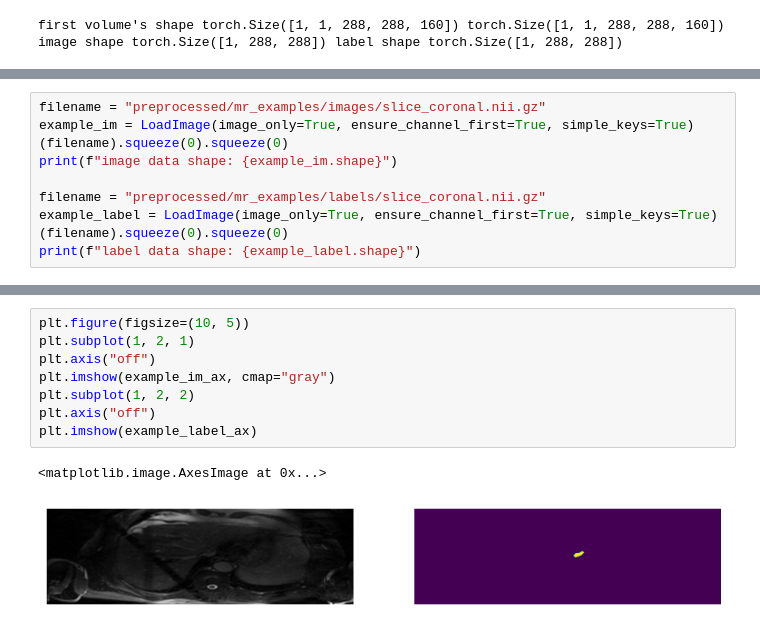
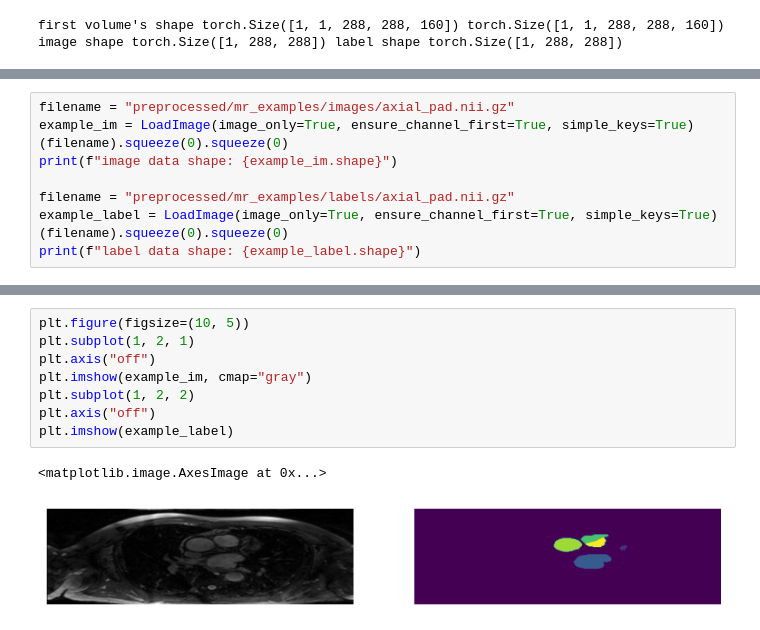
Before and after one commit to Trustworthy-AI-UU-NKI/Cross-Modal-Segmentation, a Jupyter notebook: data_processing/data_analysis_MR.ipynb, the cells around one changed output, grey strips where cells are left out. Cells and saved outputs as stored; diff of their text form.

```diff
--- a/data_processing/data_analysis_MR.ipynb
+++ b/data_processing/data_analysis_MR.ipynb
@@ -141,9 +124,9 @@ Original Traceback (most recent call last):
 # %%
-filename = "preprocessed/mr_examples/images/slice_coronal.nii.gz"
+filename = "preprocessed/mr_examples/images/axial_pad.nii.gz"
 example_im = LoadImage(image_only=True, ensure_channel_first=True, simple_keys=True)(filename).squeeze(0).squeeze(0)
 print(f"image data shape: {example_im.shape}")
 
-filename = "preprocessed/mr_examples/labels/slice_coronal.nii.gz"
+filename = "preprocessed/mr_examples/labels/axial_pad.nii.gz"
 example_label = LoadImage(image_only=True, ensure_channel_first=True, simple_keys=True)(filename).squeeze(0).squeeze(0)
 print(f"label data shape: {example_label.shape}")
 # %% [output]
@@ -163,11 +135,11 @@ label data shape: torch.Size([160, 512, 1])
 # %%
 plt.figure(figsize=(10, 5))
 plt.subplot(1, 2, 1)
 plt.axis("off")
-plt.imshow(example_im_ax, cmap="gray")
+plt.imshow(example_im, cmap="gray")
 plt.subplot(1, 2, 2)
 plt.axis("off")
-plt.imshow(example_label_ax)
+plt.imshow(example_label)
 # %% [output]
 <matplotlib.image.AxesImage at 0x...>
-[figure, old version]
+[figure, new version]
```
Also changed, not shown: parts of 8 cells of this notebook, 3 other files.
